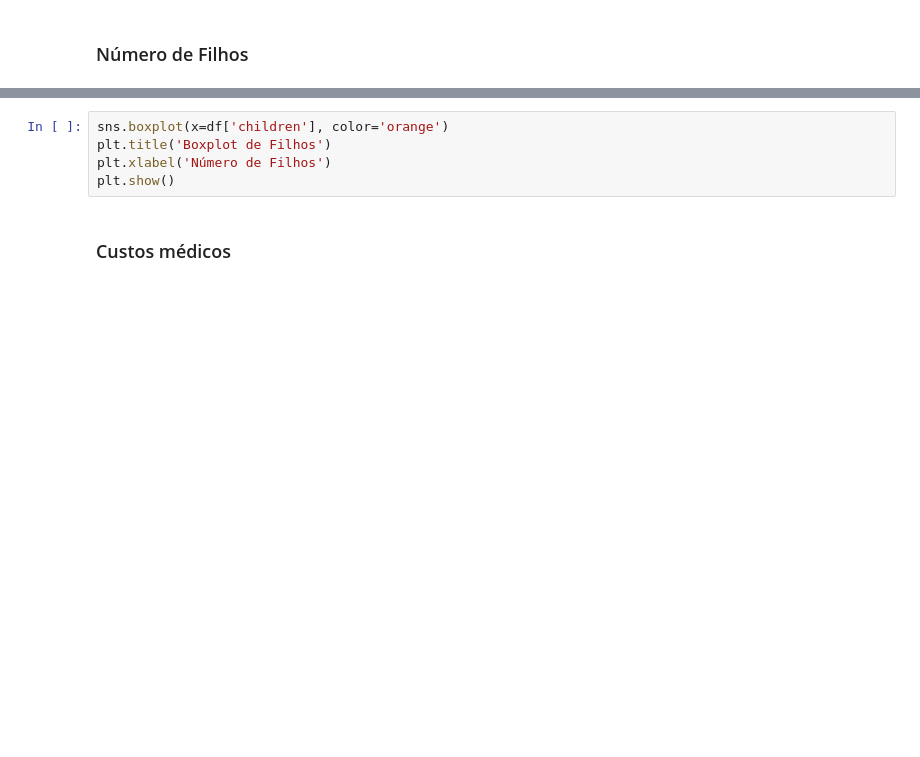
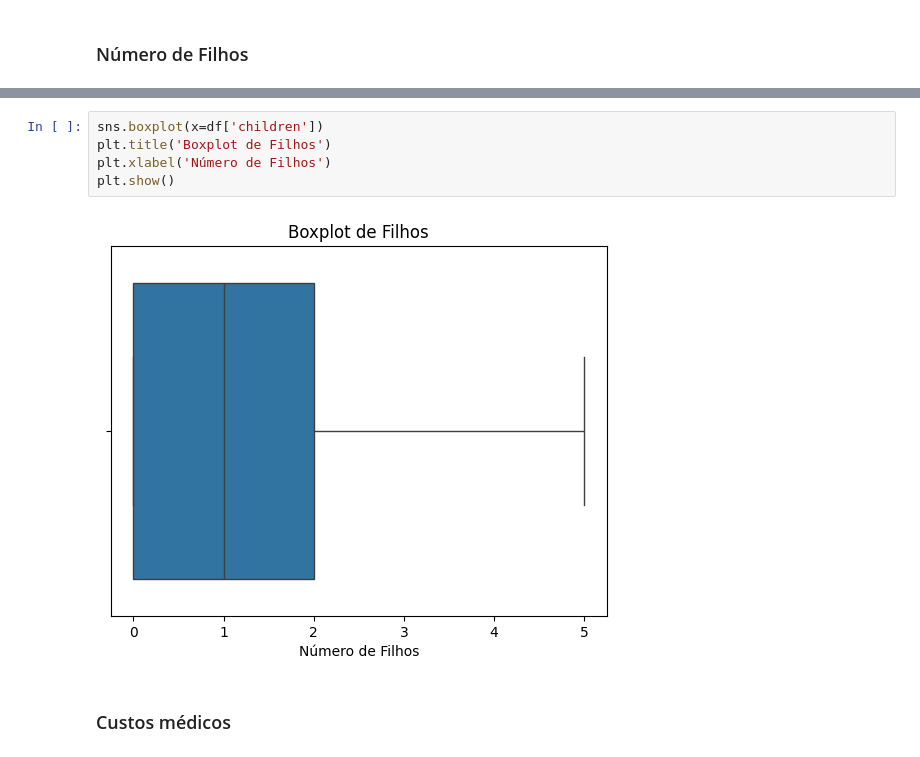
Before and after one commit to YumiiOnoue/predicao_custos_medicos, a Jupyter notebook: predicao_custos_medicos.ipynb, the cells around one changed output, grey strips where cells are left out. Cells and saved outputs as stored; diff of their text form; blank space fills up the shorter version.

```diff
--- a/predicao_custos_medicos.ipynb
+++ b/predicao_custos_medicos.ipynb
@@ -105,8 +190,10 @@ plt.show()
 # %%
-sns.boxplot(x=df['children'], color='orange')
+sns.boxplot(x=df['children'])
 plt.title('Boxplot de Filhos')
 plt.xlabel('Número de Filhos')
 plt.show()
+# %% [output]
+[figure, added]
 # %% [markdown]
 ### Custos médicos
 # %%
```
Also changed, not shown: parts of 56 cells of this notebook.
